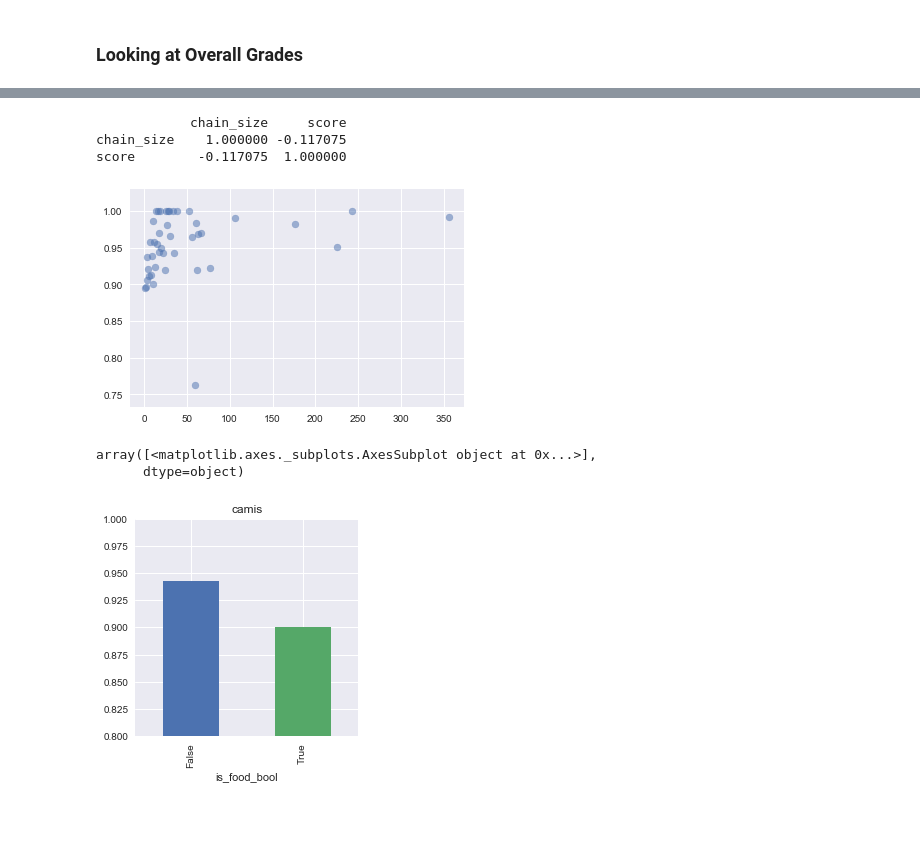
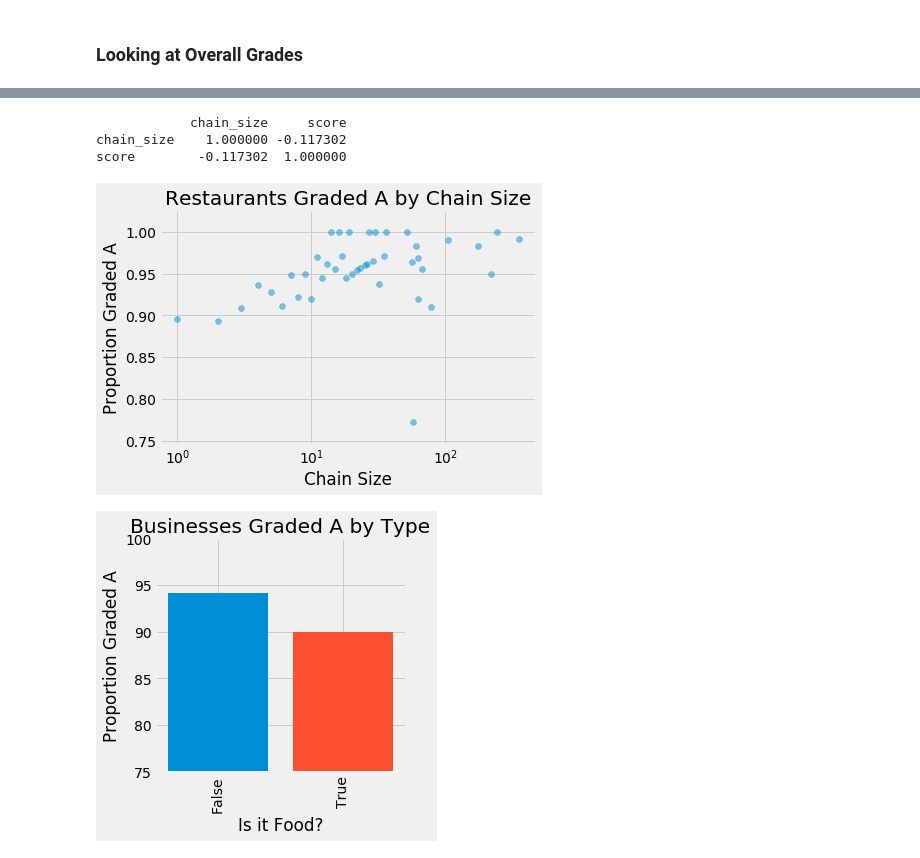
Before and after one commit to imiraoui/NYC-Restaurant-Analysis, a Jupyter notebook: Introductory Visualization.ipynb, the cells around one changed output, grey strips where cells are left out. Drawn from its saved outputs; the diff is of its cells as text; code cells hidden in the pictures; blank space fills up the shorter version.

```diff
--- a/Introductory Visualization.ipynb
+++ b/Introductory Visualization.ipynb
@@ -27,0 +34,7 @@ df["inspection_count"] = df["inspection_count"].astype(int)
+# %%
+df["cuisine_description"] = np.where(df['cuisine_description'] == "CafÃ©/Coffee/Tea", "Coffee/Tea", df["cuisine_description"])
+df["boro"] = np.where(df['boro'] == "BRONX", "Bronx", df["boro"])
+df["boro"] = np.where(df['boro'] == "MANHATTAN", "Manhattan", df["boro"])
+df["boro"] = np.where(df['boro'] == "BROOKLYN", "Broooklyn", df["boro"])
+df["boro"] = np.where(df['boro'] == "QUEENS", "Queens", df["boro"])
+df["boro"] = np.where(df['boro'] == "STATEN ISLAND", "Staten Island", df["boro"])
@@ -166,6 +218,10 @@ plt.show()
 # %%
-plot2df = df_cleaned[df_cleaned["score"] < 14].groupby("food")["camis"].count() / df_cleaned.groupby("food")["camis"].count()
-plot2df.plot(kind="bar", subplots = True, figsize=(4,4),ylim = (0.5,1))
+plot2df = 100*(df_cleaned[df_cleaned["score"] < 14].groupby("food")["camis"].count() / df_cleaned.groupby("food")["camis"].count())
+plt.barh(plot2df.index,plot2df,color=['#008fd5', '#fc4f30', '#e5ae38', '#6d904f', '#8b8b8b', '#810f7c'])
+plt.title("Restaurants Graded A by Type")
+plt.style.use("fivethirtyeight")
+plt.xlim((75,100))
+plt.xlabel("Proportion of Restaurants Graded A")
 df_cleaned.groupby("food")["camis"].count()
 # %% [output]
 food
@@ -209,6 +273,9 @@ score            0.02943  1.00000
 # %%
-df_cleaned["log_yelp_review_count"] = np.log(df_cleaned["yelp_review_count"])
-plt.scatter(df_cleaned["log_yelp_review_count"], df_cleaned["score"], alpha=0.5)
+plt.scatter(df_cleaned["yelp_review_count"],df_cleaned["score"],alpha=0.5)
+plt.title("Inspection Score based on Review Count")
+plt.ylabel("Inspection Score")
+plt.xlabel("Review Count")
+plt.xscale("log")
 print(df_cleaned[["yelp_review_count","score"]].corr())
 #Log de review count
 # %% [output]
@@ -219,5 +285,0 @@ score                       0.049714  1.000000
-# %%
-#Is there any distinction by price point?
-df_cleaned = df_cleaned.sort_values(by=["yelp_price"],ascending = True)
-plot3df = df_cleaned[df_cleaned["score"] < 14].groupby("yelp_price")["camis"].count() / df_cleaned.groupby("yelp_price")["camis"].count()
-plot3df.plot(kind="bar", subplots = True, figsize=(4,4),ylim = (0.8,1))
@@ -228,23 +286,28 @@ array([<matplotlib.axes._subplots.AxesSubplot object at 0x...>],
 # %%
 #Is there any distinction by being a chain? AS EXPECTED
 df_cleaned["chain_size"] = df_cleaned["dba"].map(df_cleaned["dba"].value_counts())
 plot5df = df_cleaned[df_cleaned["score"] < 14].groupby("chain_size")["camis"].count() / df_cleaned.groupby("chain_size")["camis"].count()
 plt.scatter(plot5df.index, plot5df, alpha=0.5)
+plt.title("Restaurants Graded A by Chain Size")
+plt.ylabel("Proportion Graded A")
+plt.xlabel("Chain Size")
+plt.xscale("log")
 print(df_cleaned[["chain_size","score"]].corr())
-#log de chainsize et faire dba au lieu de camis
-#asindex dans groupby pour pas changer l'indexe
 # %% [output]
             chain_size     score
-chain_size    1.000000 -0.117075
-score        -0.117075  1.000000
+chain_size    1.000000 -0.117302
+score        -0.117302  1.000000
-[figure, old version]
+[figure, new version]
 # %%
-#simply seggregate food or not and delicatessen or not
 df_cleaned["is_food_bool"] = [x == "Food" for x in df_cleaned["food"]]
-df_cleaned["is_other_bool"] = [x == "Other" for x in df_cleaned["food"]]
-plot7df = df_cleaned[df_cleaned["score"] < 14].groupby("is_food_bool")["camis"].count() / df_cleaned.groupby("is_food_bool")["camis"].count()
+#df_cleaned["is_other_bool"] = [x == "Other" for x in df_cleaned["food"]]
+plot7df = 100*(df_cleaned[df_cleaned["score"] < 14].groupby("is_food_bool")["camis"].count() / df_cleaned.groupby("is_food_bool")["camis"].count())
 plot7df.plot(kind="bar", subplots = True, figsize=(4,4),ylim = (0.8,1))
+plt.bar(plot7df.index,plot7df,color=['#008fd5', '#fc4f30', '#e5ae38', '#6d904f', '#8b8b8b', '#810f7c'])
+plt.title("Businesses Graded A by Type")
+plt.ylabel("Proportion Graded A")
+plt.xlabel("Is it Food?")
+plt.ylim((75,100))
+plt.show()
 # %% [output]
-array([<matplotlib.axes._subplots.AxesSubplot object at 0x...>],
-      dtype=object)
-[figure, old version]
+[figure, new version]
```
Also changed, not shown: parts of 23 cells of this notebook, 2 other files.
